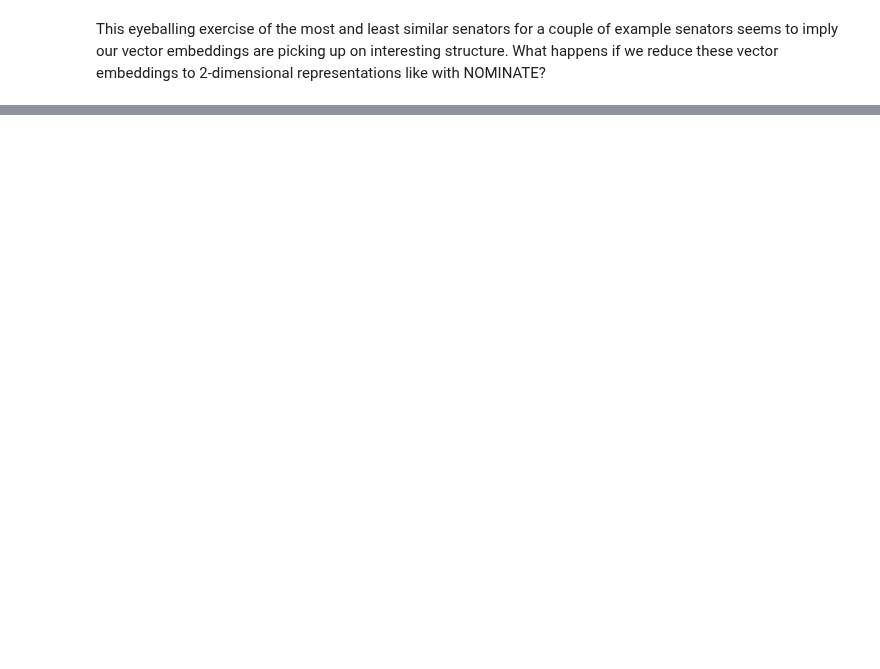
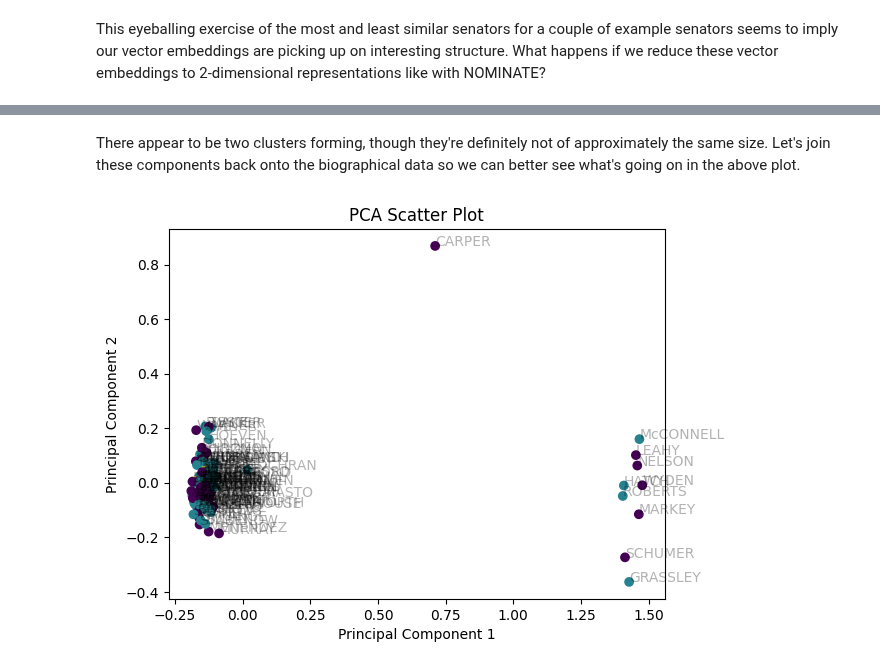
Before and after one commit to rfunklab/computational_social_science_for_organizational_research, a Jupyter notebook: sessions/learning/notebook/learning.ipynb, the cells around one changed output, grey strips where cells are left out. Saved outputs shown, nothing was run; the diff lists cells and outputs as text; code cells hidden in the pictures; blank space fills up the shorter version.

```diff
--- a/sessions/learning/notebook/learning.ipynb
+++ b/sessions/learning/notebook/learning.ipynb
@@ -934,0 +940,21 @@ Explained variance in 2 dimensions:  [0.12010061 0.11000301]
+# %% [markdown]
+There appear to be two clusters forming, though they're definitely not of approximately the same size. Let's join these components back onto the biographical data so we can better see what's going on in the above plot.
+# %%
+# add these embedding dimensions to our ideology dataframe so we have a reference of which point is which member
+p2v_ideology_df.loc[:,'embedding_dim1'] = p2v_ideology_df['icpsr'].apply(lambda x: dim_reduced[vectorizer.vocabulary_[x]][0])
+p2v_ideology_df.loc[:,'embedding_dim2'] = p2v_ideology_df['icpsr'].apply(lambda x: dim_reduced[vectorizer.vocabulary_[x]][1])
+
+# let's also extract last names only, for plotting convenience
+p2v_ideology_df.loc[:,'last_name'] = p2v_ideology_df['bioname'].apply(lambda x: x.split(",")[0])
+# %%
+# now we'll re-plot the members along the dimensionality-reduced principal components with some additional biographic data
+plt.scatter(p2v_ideology_df['embedding_dim1'], p2v_ideology_df['embedding_dim2'], c=p2v_ideology_df['party_code'])
+plt.xlabel('Principal Component 1')
+plt.ylabel('Principal Component 2')
+plt.title('PCA Scatter Plot')
+# Add bioname marker labels
+for i, row in p2v_ideology_df.iterrows():
+    plt.annotate(row['last_name'], (row['embedding_dim1'], row['embedding_dim2']), alpha=0.3)
+plt.show()
+# %% [output]
+[figure, added]
```
Also changed, not shown: parts of 12 cells of this notebook.
